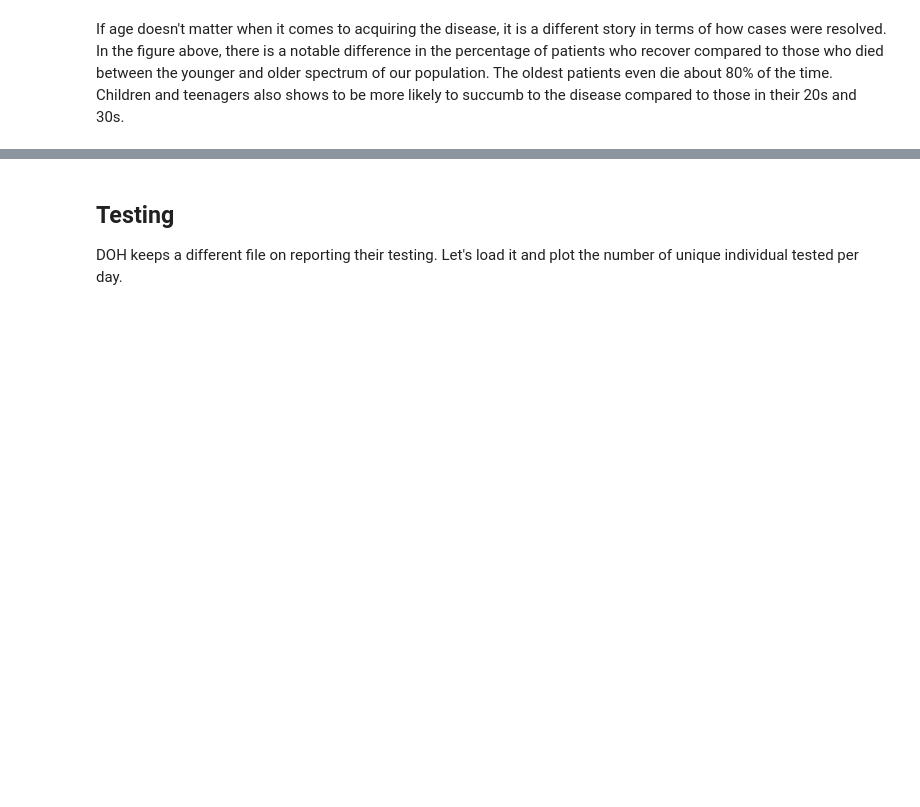
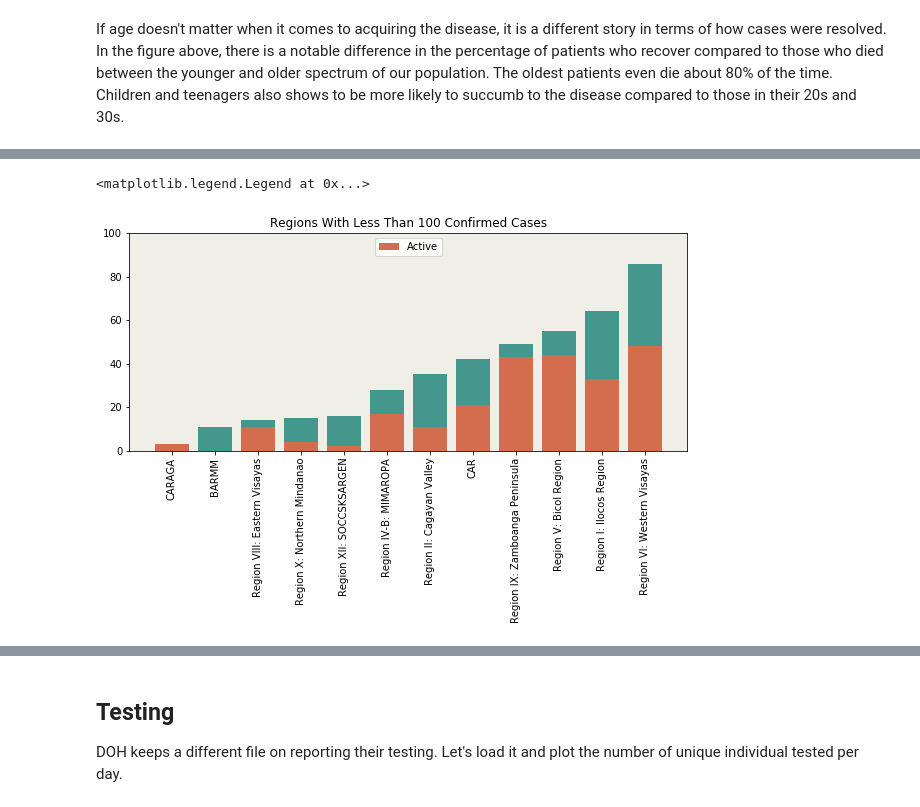
Before and after one commit to jpcajanding/Covid-19-Visualizations, a Jupyter notebook: philippines_charts.ipynb, the cells around one changed output, grey strips where cells are left out. Saved outputs shown, nothing was run; the diff lists cells and outputs as text; code cells hidden in the pictures; blank space fills up the shorter version.

```diff
--- a/philippines_charts.ipynb
+++ b/philippines_charts.ipynb
@@ -345,0 +334,4 @@ If age doesn't matter when it comes to acquiring the disease, it is a different
+# %%
+case_region = confirmed_removed_group(df,'RegionRes', 'RegionRes')
+case_region = case_region.sort_values(['Confirmed'], na_position='first', ignore_index=True).fillna(0)
+case_region
@@ -345,0 +357,21 @@ If age doesn't matter when it comes to acquiring the disease, it is a different
+# %%
+fig7 = plt.figure(figsize=(10, 4))
+ax = plt.axes()
+plt.title('Regions With Less Than 100 Confirmed Cases')
+ax.set_facecolor('#F0EFE7')
+
+ax.bar(case_region[case_region['Confirmed'] < 100]['RegionRes'], case_region[case_region['Confirmed'] < 100]['Confirmed'],
+       color='#43978d')
+
+ax.bar(case_region[case_region['Confirmed'] < 100]['RegionRes'],
+       case_region[case_region['Confirmed'] < 100]['Confirmed'] -
+       (case_region[case_region['Confirmed'] < 100]['Recovered'] + case_region[case_region['Confirmed'] < 100]['Death']),
+       label='Active',
+       color='#d46c4e')
+ax.set_xticklabels(case_region[case_region['Confirmed'] < 100]['RegionRes'], rotation='90')
+ax.set_xticks(case_region[case_region['Confirmed'] < 100].index)
+ax.set_ylim(0,100)
+plt.legend(loc= 'upper center')
+# %% [output]
+<matplotlib.legend.Legend at 0x...>
+[figure, added]
```
Also changed, not shown: parts of 12 cells of this notebook, 1 other file.
